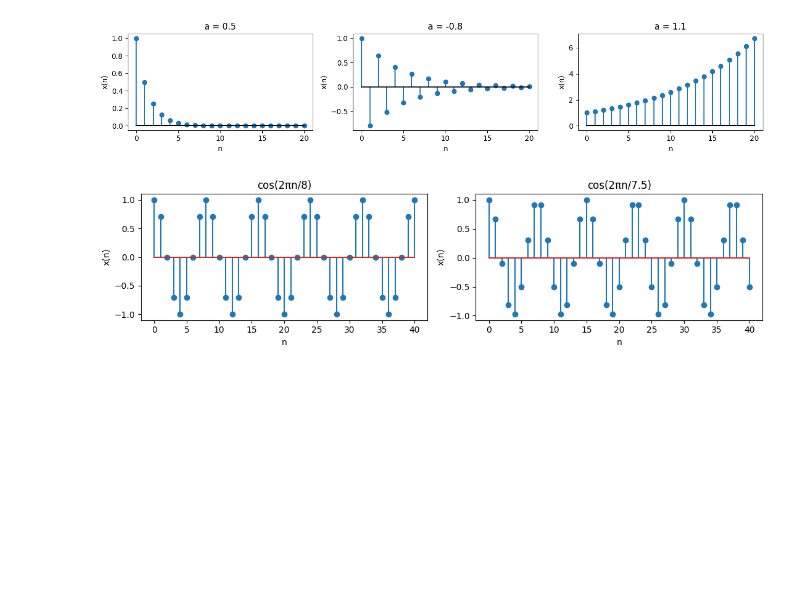
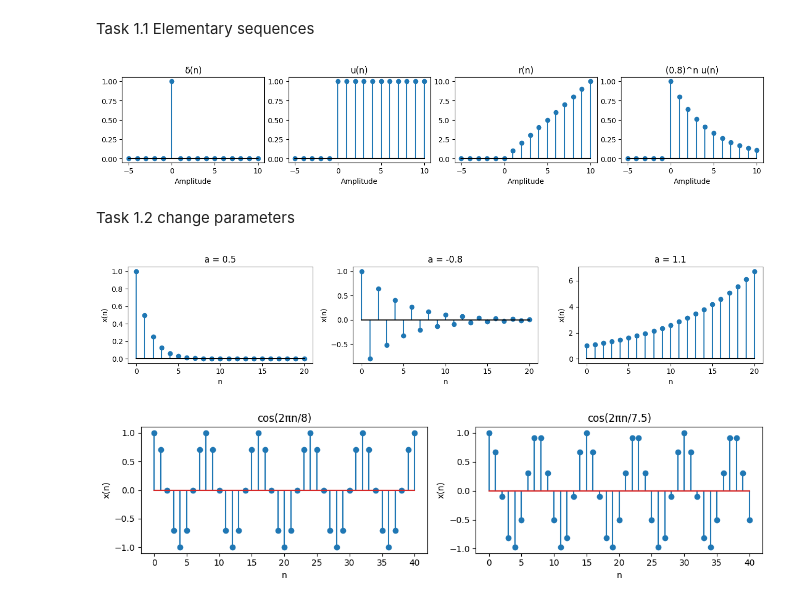
Before and after one commit to Peter0176/COU07506-labs, a Jupyter notebook: COU07506_Week01_240242462943.ipynb, the cells around one changed output. Cells and saved outputs as stored; diff of their text form; code cells hidden in the pictures; blank space fills up the shorter version.

```diff
--- a/COU07506_Week01_240242462943.ipynb
+++ b/COU07506_Week01_240242462943.ipynb
@@ -3,3 +13,22 @@
+# %% [markdown]
+Task 1.1 Elementary sequences
+# %%
+n = np.arange(-5, 11)
+delta = (n == 0).astype(float)
+step  = (n >= 0).astype(float)
+ramp  = n * step
+expo  = 0.8**n * step
+
+fig, axes = plt.subplots(1, 4, figsize=(13, 2.6))
+for ax, x, title in zip(axes, [delta, step, ramp, expo],
+                        ["δ(n)", "u(n)", "r(n)", "(0.8)^n u(n)"]):
+    ax.stem(n, x, basefmt="k-")
+    ax.set_title(title); ax.set_xlabel("Amplitude")
+plt.tight_layout(); plt.show()
+# %% [output]
+[figure, added]
+# %% [markdown]
+Task 1.2 change parameters
 # %%
 # part (1)
 n = np.arange(0, 21)
```
Also changed, not shown: parts of 5 cells of this notebook.
